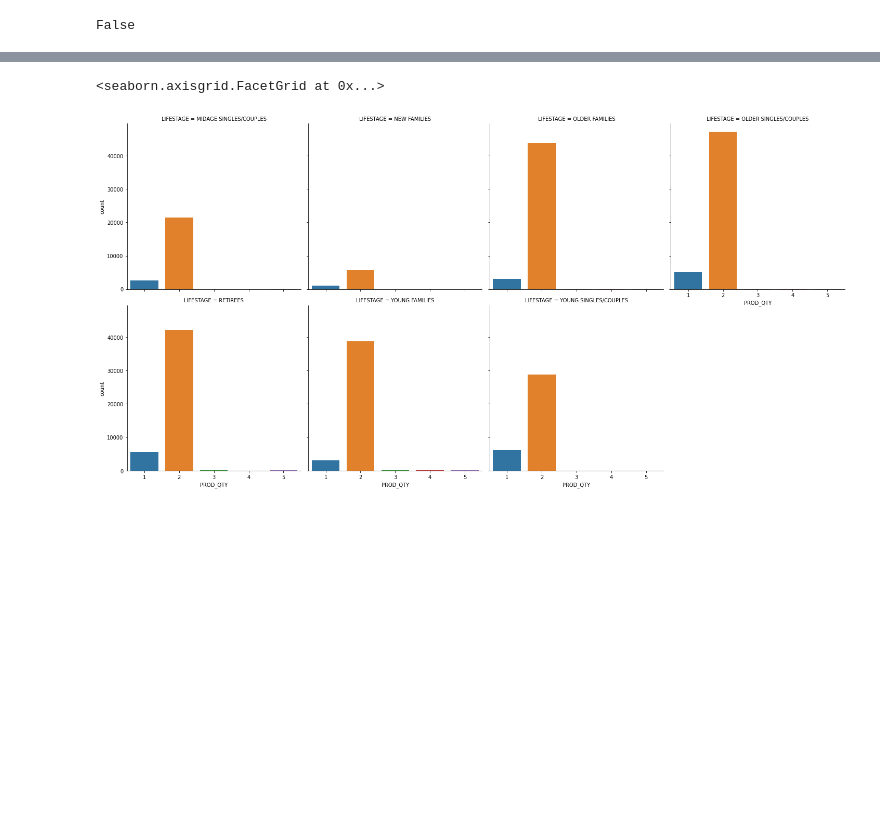
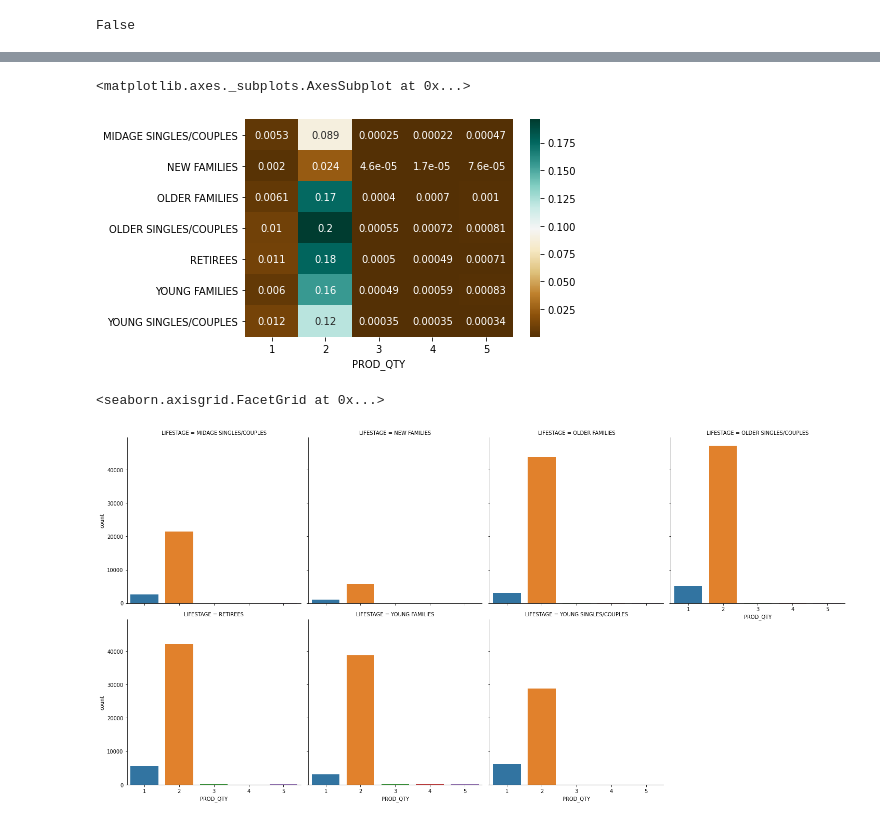
Before and after one commit to usamatrq94/Quantium-Intership, a Jupyter notebook: Q1- week1.ipynb, the cells around one changed output, grey strips where cells are left out. Drawn from its saved outputs; the diff is of its cells as text; code cells hidden in the pictures; blank space fills up the shorter version.

Commit message:
Data Analytics in progress

```diff
--- a/Q1- week1.ipynb
+++ b/Q1- week1.ipynb
@@ -406,3 +406,44 @@ dataset.isnull().values.any()
 # There are no null values in the dataframe, now we can can proceed with our analysis
 # %% [output]
 False
+# %%
+# We are going to define all of our functions and classes required for data analytics over here
+# We are interested in checking Chi-square test of independence, to see if some variables are dependend onto other
+# Inputs would be dataset, Index Rows and Columns
+
+class ChisquareMat():
+
+    def __init__(self, dataset, col, row, ops_type='count'):
+        self.dataset = dataset
+        self.col = col
+        self.ops_type = ops_type
+        self.row = row
+
+    def show(self):
+        return self.dataset.head()
+
+    def gen_matrix(self):
+        if self.ops_type == 'count':
+            matcom = pd.DataFrame()
+            for cols in dataset[self.col].unique():
+                mat = dataset.loc[ dataset[self.col] == cols, self.row ].value_counts().sort_index()
+                mat = pd.DataFrame(mat).T
+                mat = mat.rename(index={self.row: cols})
+                matcom = pd.concat([matcom, mat], axis = 0)
+            return matcom
+        else:
+            return print('Ops_type is not count, please try other operations')
+
+    def gen_matrix_sum(self, name):
+        matcom = pd.DataFrame()
+        for cols in dataset[self.col].unique():
+            mat = dataset.loc[dataset[self.col] == cols, [ self.row, name]].groupby(self.row)[name].sum()
+            mat = pd.DataFrame(mat).T
+            mat = mat.rename(index={name:cols})
+            matcom = pd.concat([matcom, mat], axis=0)
+        return matcom
+
+corr_mat = ChisquareMat(dataset, col = 'LIFESTAGE', row='PROD_QTY').gen_matrix_sum('TOT_SALES')
+sum_mat = sum(corr_mat.apply(lambda x:x.sum()))
+corr_mat = corr_mat.apply(lambda x:x/sum_mat)
+corr_mat
@@ -409,3 +459,8 @@ False
+# %%
+sns.heatmap(corr_mat,cmap='BrBG',annot=True)
+# %% [output]
+<matplotlib.axes._subplots.AxesSubplot at 0x...>
+[figure, added]
 # %%
 # Now we are ready for our data analystics task.
 # We are interested to understand customers chip purchase behavior.
```
Also changed, not shown: parts of 4 cells of this notebook.
